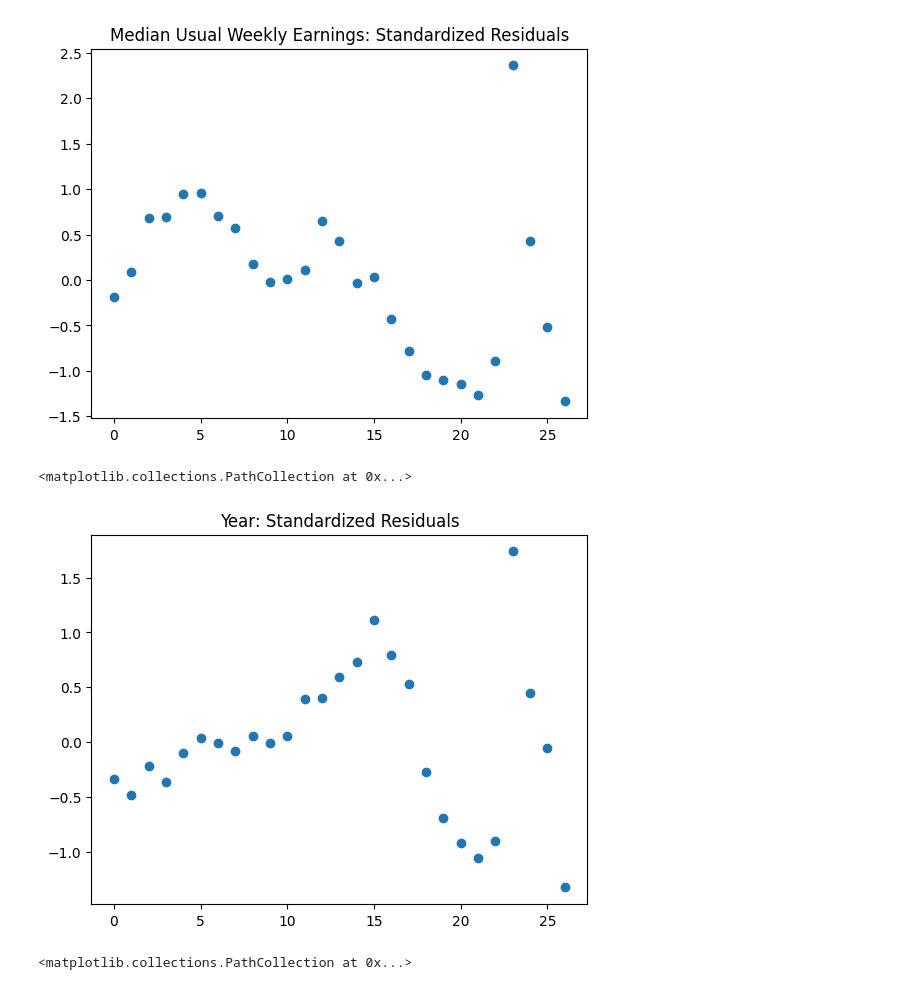
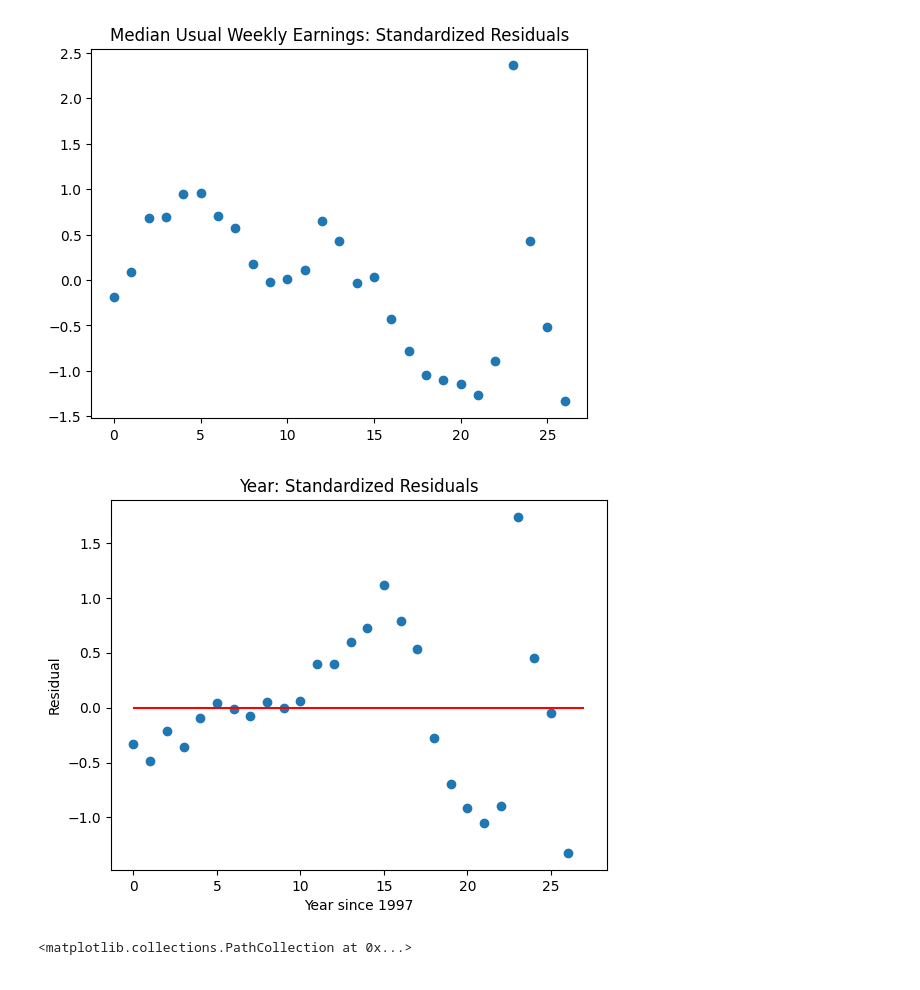
Before and after one commit to KingJMS1/LogisticProject, a Jupyter notebook: logistic_final.ipynb, the cells around one changed output. Drawn from its saved outputs; the diff is of its cells as text; code cells hidden in the pictures.

```diff
--- a/logistic_final.ipynb
+++ b/logistic_final.ipynb
@@ -562,9 +571,12 @@ plt.scatter(np.arange(len(y)), betareg.std_resids(paramsm, Xm, ym))
 # %%
 plt.title("Year: Standardized Residuals")
 plt.scatter(np.arange(len(y)), betareg.std_resids(paramsy, Xy, yy))
+plt.hlines(0, 0, 27, color="red")
+plt.xlabel("Year since 1997")
+plt.ylabel("Residual")
+plt.savefig("images/ystd")
 # %% [output]
-<matplotlib.collections.PathCollection at 0x...>
-[figure, old version]
+[figure, new version]
 # %%
 plt.title("2 Variable Model: Standardized Residuals")
 plt.scatter(np.arange(len(y)), betareg.std_resids(params, X, y))
```
Also changed, not shown: parts of 33 cells of this notebook, 8 other files.
